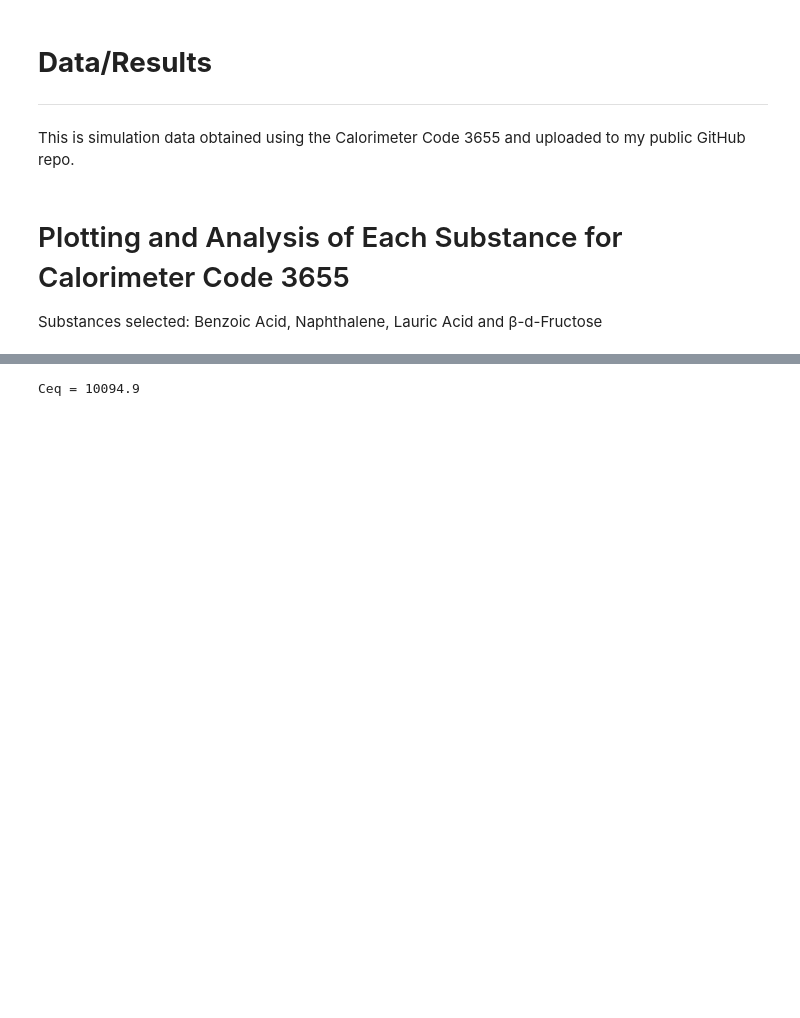
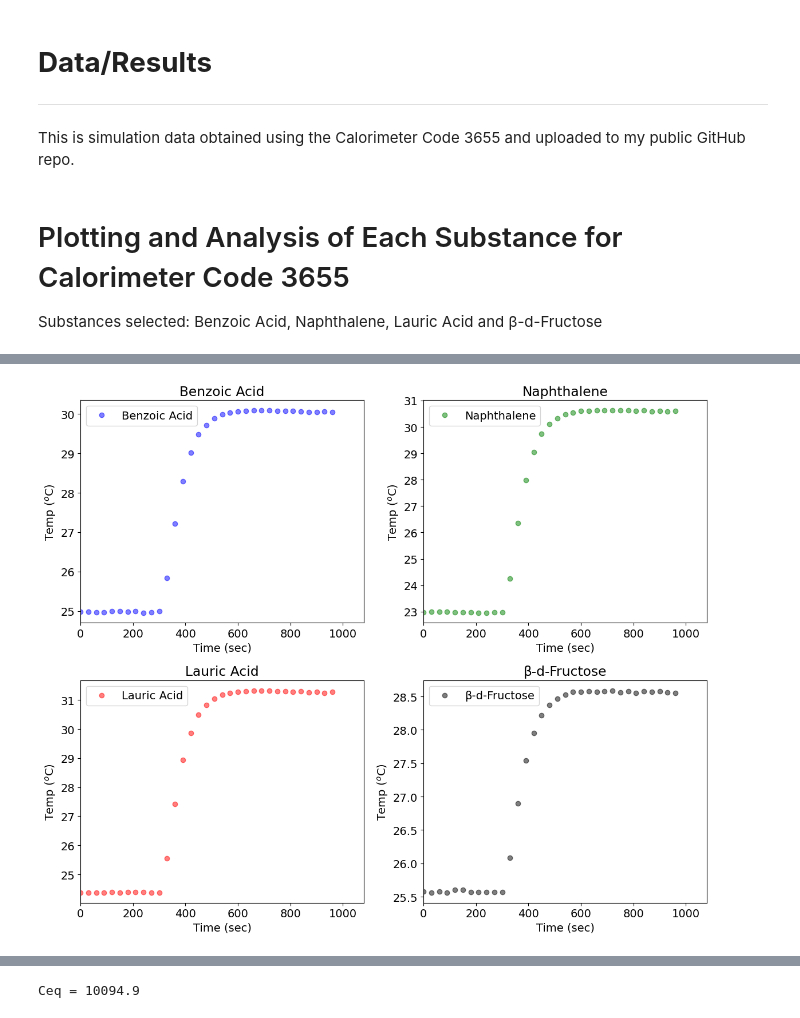
Before and after one commit to sraymundo15/sraymundo15, a Jupyter notebook: Calorimetry Lab/CHM343_Physical_Chemistry_Lab_2_Colab_Notebook_Sebastian_Raymundo.ipynb, the cells around one changed output, grey strips where cells are left out. Cells and saved outputs as stored; diff of their text form; code cells hidden in the pictures; blank space fills up the shorter version.

```diff
--- a/Calorimetry Lab/CHM343_Physical_Chemistry_Lab_2_Colab_Notebook_Sebastian_Raymundo.ipynb
+++ b/Calorimetry Lab/CHM343_Physical_Chemistry_Lab_2_Colab_Notebook_Sebastian_Raymundo.ipynb
@@ -134,0 +44,44 @@ plt.show()
+# %%
+#@title Plots for Benzoic Acid, Naphthalene, Lauric Acid, and β-d-Fructose
+# Initialize matplotlib subplot layout
+fig, axes = plt.subplots(2,2, figsize=(12, 10))
+
+# Set general font size
+plt.rcParams['font.size'] = '14'
+
+# Plot data
+axes[0,0].plot(df_BenzoicAcid_3655['Time (s)'], df_BenzoicAcid_3655['Temperature (C)'], 'o', alpha=0.5, color = 'blue', label = 'Benzoic Acid')
+axes[0,0].set_xlim(0, 1080)
+axes[0,0].set_xlabel("Time (sec)", fontsize=14)
+axes[0,0].set_ylabel("Temp ($^o$C)", fontsize=14)
+axes[0,0].legend()
+
+axes[0,1].plot(df_Naphthalene_3655['Time (s)'], df_Naphthalene_3655['Temperature (C)'], 'o', alpha=0.5, color = 'green', label = 'Naphthalene')
+axes[0,1].set_xlim(0, 1080)
+axes[0,1].set_xlabel("Time (sec)", fontsize=14)
+axes[0,1].set_ylabel("Temp ($^o$C)", fontsize=14)
+axes[0,1].legend()
+
+axes[1,0].plot(df_LauricAcid_3655['Time (s)'], df_LauricAcid_3655['Temperature (C)'], 'o', alpha=0.5, color = 'red', label = 'Lauric Acid')
+axes[1,0].set_xlim(0, 1080)
+axes[1,0].set_xlabel("Time (sec)", fontsize=14)
+axes[1,0].set_ylabel("Temp ($^o$C)", fontsize=14)
+axes[1,0].legend()
+
+axes[1,1].plot(df_b_d_Fructose_3655['Time (s)'], df_b_d_Fructose_3655['Temperature (C)'], 'o', alpha=0.5, color = 'black', label = 'β-d-Fructose')
+axes[1,1].set_xlim(0, 1080)
+axes[1,1].set_xlabel("Time (sec)", fontsize=14)
+axes[1,1].set_ylabel("Temp ($^o$C)", fontsize=14)
+axes[1,1].legend()
+
+# Add titles to the plots
+axes[0,0].set_title('Benzoic Acid')
+axes[0,1].set_title('Naphthalene')
+axes[1,0].set_title('Lauric Acid')
+axes[1,1].set_title('β-d-Fructose')
+
+# Display the plots for easy view (tightly but without losing information)
+plt.tight_layout()
+plt.show()
+# %% [output]
+[figure, added]
```
Also changed, not shown: parts of 15 cells of this notebook.
